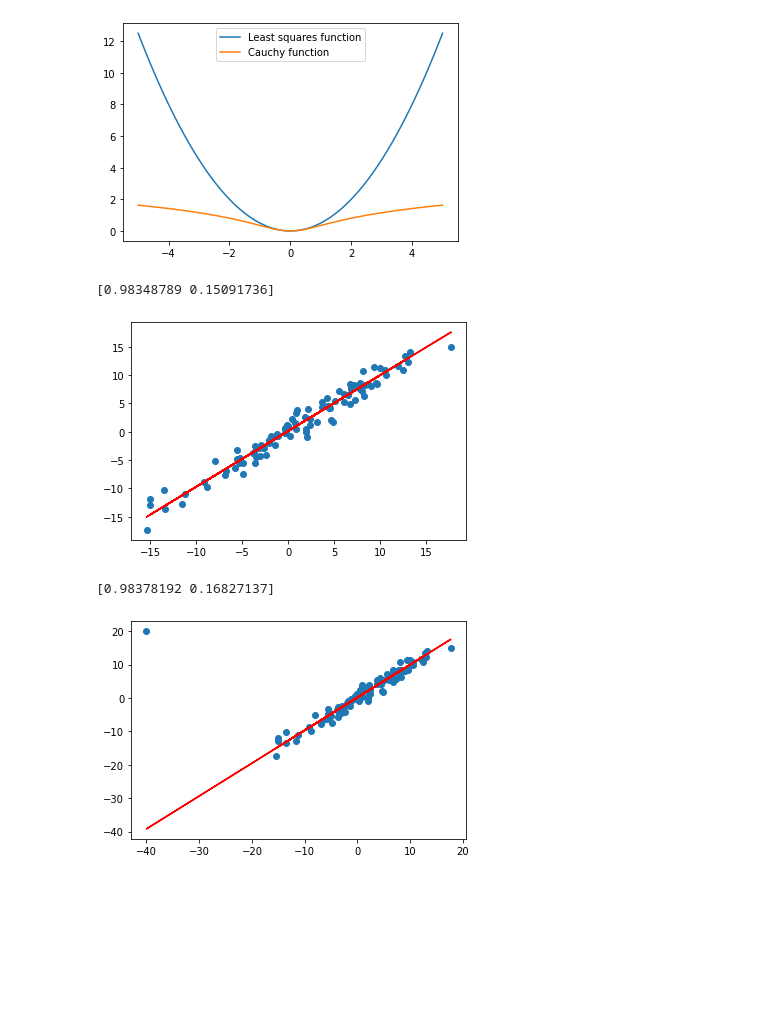
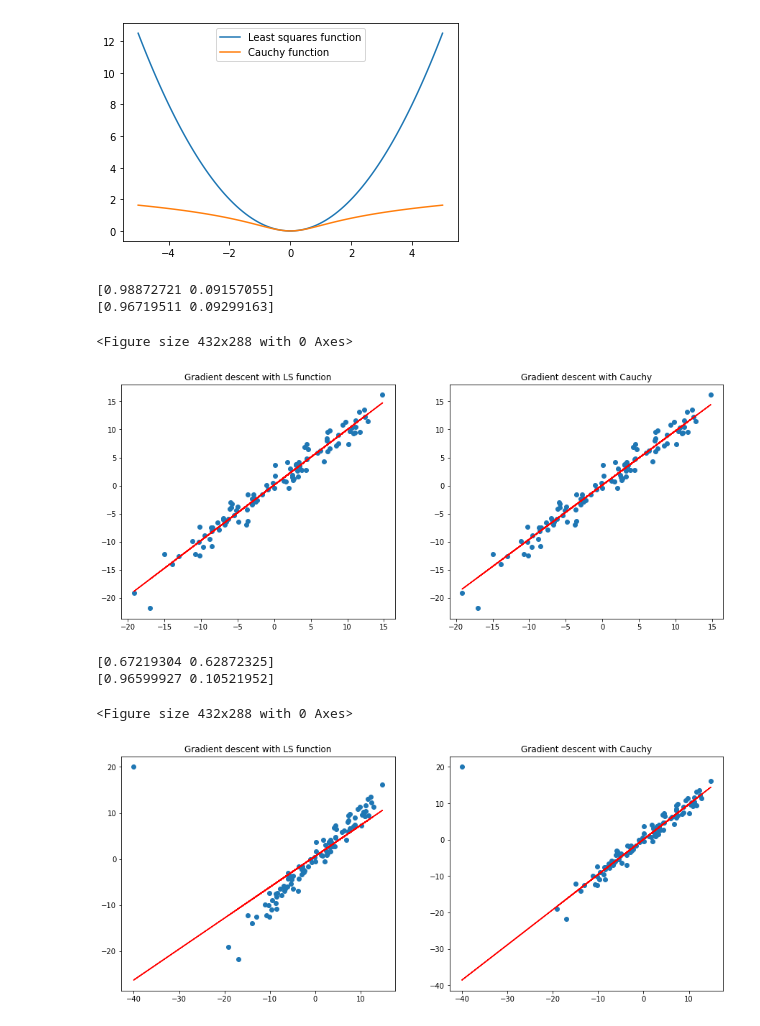
Before and after one commit to Vol0kin/OPT, a Jupyter notebook: Labs/Lab3/Lab_3.ipynb, the cells around one changed output. Cells and saved outputs as stored; diff of their text form; code cells hidden in the pictures; blank space fills up the shorter version.

Commit message:
Add function to compare LS error function with Cauchy

```diff
--- a/Labs/Lab3/Lab_3.ipynb
+++ b/Labs/Lab3/Lab_3.ipynb
@@ -98,9 +98,9 @@ def generate_noisy_sample(x, y, prop=0.1):
 # %%
 noise_props = [0.05, 0.1, 0.15, 0.2, 0.25, 0.3]
 
-for prop in noise_props:
-    x_noisy, y_noisy = generate_noisy_sample(x, y, prop=prop)
+#for prop in noise_props:
+    #x_noisy, y_noisy = generate_noisy_sample(x, y, prop=prop)
 
-    w_opt, n = adapting_gradient_descent(x_noisy, y_noisy, error, grad_error)
+    #w_opt, n = adapting_gradient_descent(x_noisy, y_noisy, error, grad_error)
 
-    plot_fitted_line(x_noisy, y_noisy, w_opt, title=f'Sample with noise proportion = {prop}')
+    #plot_fitted_line(x_noisy, y_noisy, w_opt, title=f'Sample with noise proportion = {prop}')
@@ -146,7 +139,6 @@ def adapting_gradient_descent_cauchy(x, y, c=1, tol=1e-5, max_iter=250):
     np.random.seed(42)
     w = np.random.uniform(0, 1, (2, ))
     n = 0
-    path = [w]
     alpha = 1
 
     while np.linalg.norm(grad_cauchy(x, y, w)) >= tol and n < max_iter:
@@ -157,16 +149,37 @@ def adapting_gradient_descent_cauchy(x, y, c=1, tol=1e-5, max_iter=250):
 
         n = n + 1
         w = w - alpha * grad_cauchy(x, y, w)
-        path.append(w)
 
-    return w, np.array(path), n
+    return w, n
+# %%
+def plot_fitted_line_comparison(x, y, w_ls, w_cauchy):
+    plt.clf()
+
+    fig = plt.figure(figsize=(15, 6))
+
+    ax1 = plt.subplot(121)
+    ax2 = plt.subplot(122)
+
+    ax1.scatter(x, y)
+    ax1.plot(x, w_ls[0] * x + w_ls[1], 'r')
+    ax1.title.set_text('Gradient descent with LS function')
+
+    ax2.scatter(x, y)
+    ax2.plot(x, w_cauchy[0] * x + w_cauchy[1], 'r')
+    ax2.title.set_text('Gradient descent with Cauchy')
+
+    plt.plot()
 # %%
-w_opt, path, n_iter = adapting_gradient_descent_cauchy(x, y)
+w_ls, n = adapting_gradient_descent(x, y, error, grad_error)
+w_cauchy, n = adapting_gradient_descent_cauchy(x, y)
 
-print(w_opt)
+print(w_ls)
+print(w_cauchy)
 # %% [output]
-[0.98348789 0.15091736]
+[0.98872721 0.09157055]
+[0.96719511 0.09299163]
 # %%
-plot_fitted_line(x, y, w_opt)
+plot_fitted_line_comparison(x, y, w_ls, w_cauchy)
 # %% [output]
+<Figure size 432x288 with 0 Axes>
-[figure, old version]
+[figure, new version]
@@ -173,9 +192,14 @@ plot_fitted_line(x, y, w_opt)
 # %%
-w_opt, path, n = adapting_gradient_descent_cauchy(x_noisy, y_noisy)
-print(w_opt)
+w_ls, n = adapting_gradient_descent(x_noisy, y_noisy, error, grad_error)
+w_cauchy, n = adapting_gradient_descent_cauchy(x_noisy, y_noisy)
+
+print(w_ls)
+print(w_cauchy)
 # %% [output]
-[0.98378192 0.16827137]
+[0.67219304 0.62872325]
+[0.96599927 0.10521952]
 # %%
-plot_fitted_line(x_noisy, y_noisy, w_opt)
+plot_fitted_line_comparison(x_noisy, y_noisy, w_ls, w_cauchy)
 # %% [output]
+<Figure size 432x288 with 0 Axes>
-[figure, old version]
+[figure, new version]
```
Also changed, not shown: parts of 7 cells of this notebook.
